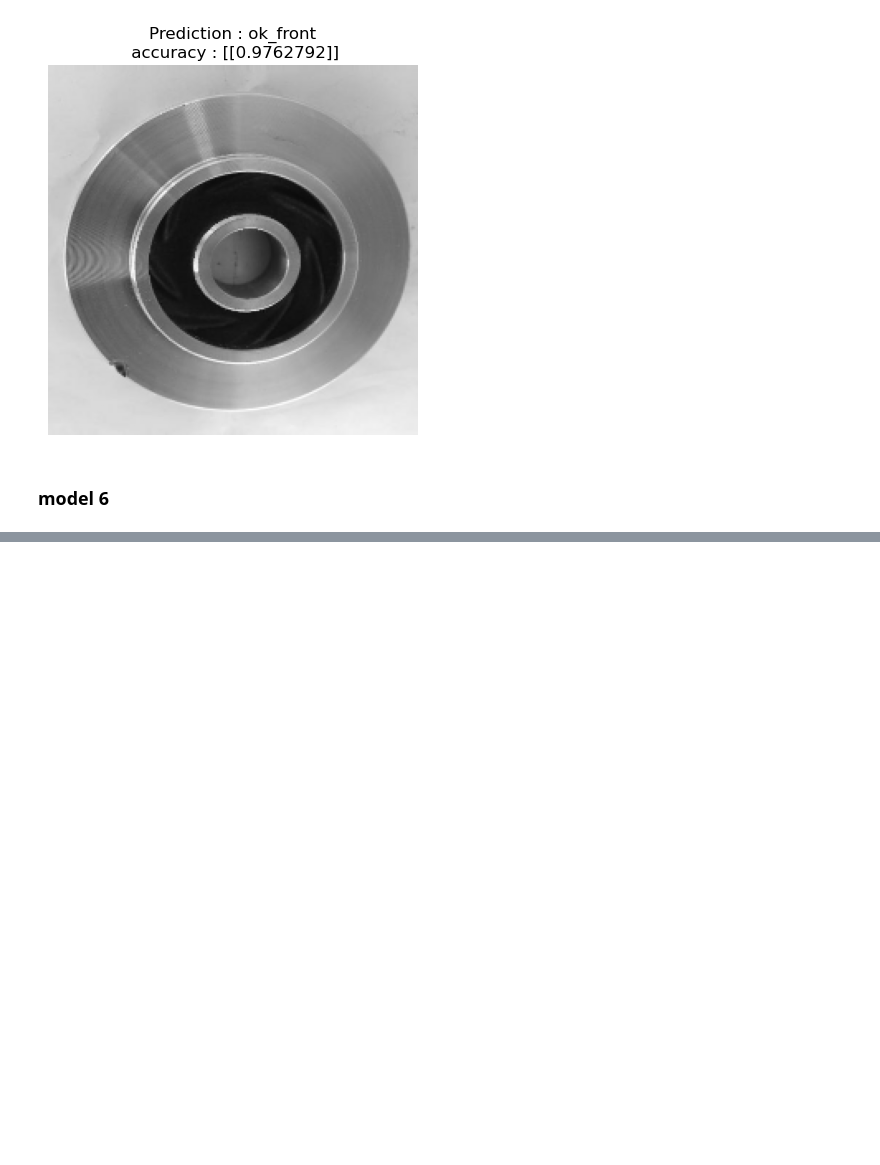
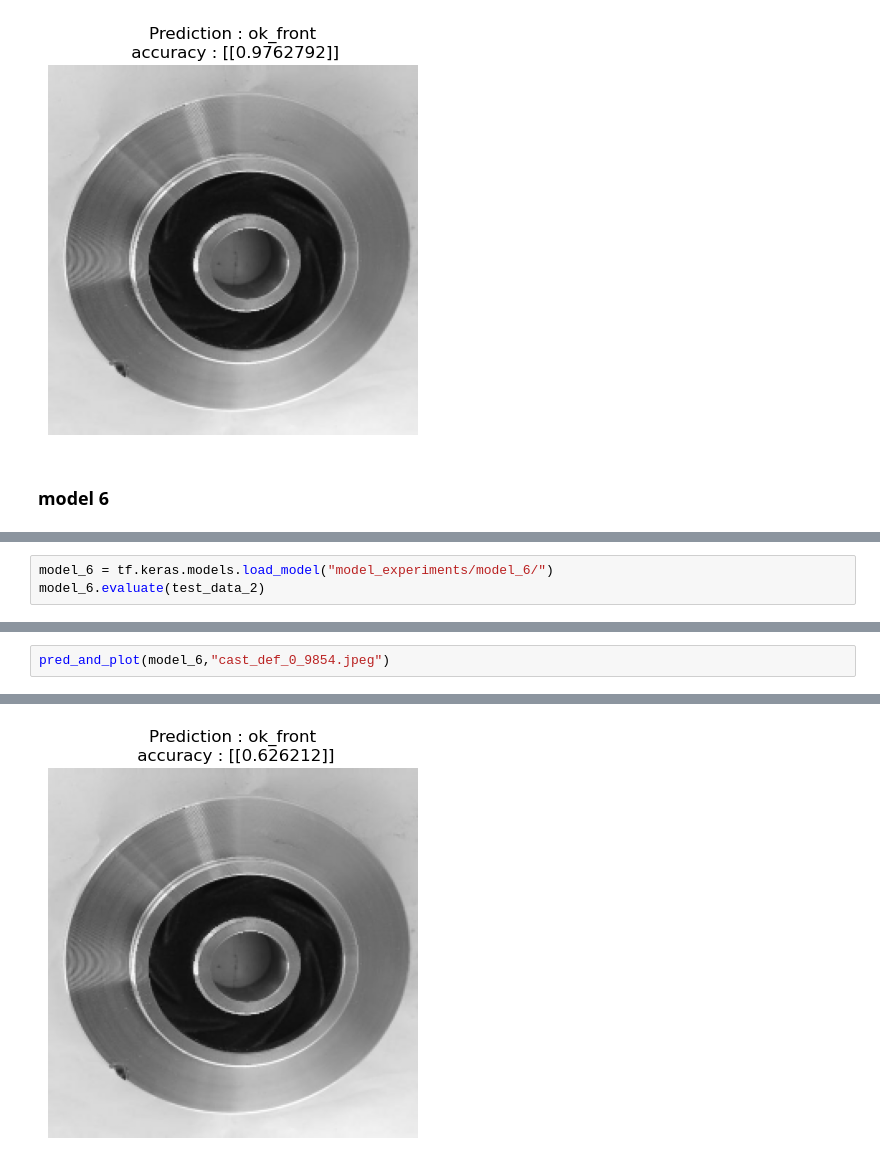
Before and after one commit to Rishu-N/TENSORFLOW, a Jupyter notebook: casting product image data for quality inspection.ipynb, the cells around one changed output, grey strips where cells are left out. Drawn from its saved outputs; the diff is of its cells as text; blank space fills up the shorter version.

Commit message:
Add files via upload
https://www.kaggle.com/datasets/ravirajsinh45/real-life-industrial-dataset-of-casting-product/data

```diff
--- a/casting product image data for quality inspection.ipynb
+++ b/casting product image data for quality inspection.ipynb
@@ -691,0 +697,3 @@ INFO:tensorflow:Assets written to: model_experiments\model_6\assets
+# %%
+model_6 = tf.keras.models.load_model("model_experiments/model_6/")
+model_6.evaluate(test_data_2)
@@ -691,0 +703,3 @@ INFO:tensorflow:Assets written to: model_experiments\model_6\assets
+# %%
+pred_and_plot(model_6,"cast_def_0_9854.jpeg")
+# %% [output]
@@ -691,0 +707 @@ INFO:tensorflow:Assets written to: model_experiments\model_6\assets
+[figure, added]
```
Also changed, not shown: parts of 5 cells of this notebook.
